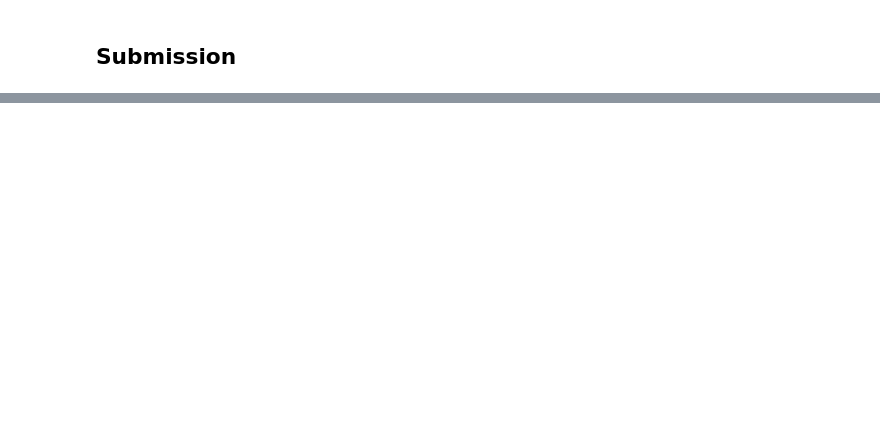
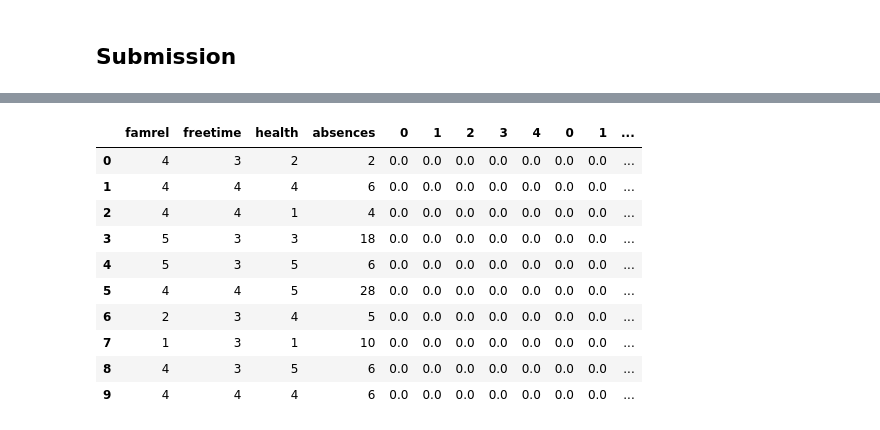
Before and after one commit to Mogbo/Student-score-prediction, a Jupyter notebook: Competition.ipynb, the cells around one changed output, grey strips where cells are left out. Drawn from its saved outputs; the diff is of its cells as text; code cells hidden in the pictures; blank space fills up the shorter version.

```diff
--- a/Competition.ipynb
+++ b/Competition.ipynb
@@ -133 +201,15 @@ submission_data.head()
+# %%
+submission_data.iloc[:10,15:]
+# %% [output]
+|  | famrel | freetime | health | absences | 0 | 1 | 2 | 3 | 4 | 0 | 1 | ... |
+| 0 | 4 | 3 | 2 | 2 | 0.0 | 0.0 | 0.0 | 0.0 | 0.0 | 0.0 | 0.0 | ... |
+| 1 | 4 | 4 | 4 | 6 | 0.0 | 0.0 | 0.0 | 0.0 | 0.0 | 0.0 | 0.0 | ... |
+| 2 | 4 | 4 | 1 | 4 | 0.0 | 0.0 | 0.0 | 0.0 | 0.0 | 0.0 | 0.0 | ... |
+| 3 | 5 | 3 | 3 | 18 | 0.0 | 0.0 | 0.0 | 0.0 | 0.0 | 0.0 | 0.0 | ... |
+| 4 | 5 | 3 | 5 | 6 | 0.0 | 0.0 | 0.0 | 0.0 | 0.0 | 0.0 | 0.0 | ... |
+| 5 | 4 | 4 | 5 | 28 | 0.0 | 0.0 | 0.0 | 0.0 | 0.0 | 0.0 | 0.0 | ... |
+| 6 | 2 | 3 | 4 | 5 | 0.0 | 0.0 | 0.0 | 0.0 | 0.0 | 0.0 | 0.0 | ... |
+| 7 | 1 | 3 | 1 | 10 | 0.0 | 0.0 | 0.0 | 0.0 | 0.0 | 0.0 | 0.0 | ... |
+| 8 | 4 | 3 | 5 | 6 | 0.0 | 0.0 | 0.0 | 0.0 | 0.0 | 0.0 | 0.0 | ... |
+| 9 | 4 | 4 | 4 | 6 | 0.0 | 0.0 | 0.0 | 0.0 | 0.0 | 0.0 | 0.0 | ... |
 # %%
```
Also changed, not shown: parts of 9 cells of this notebook.
